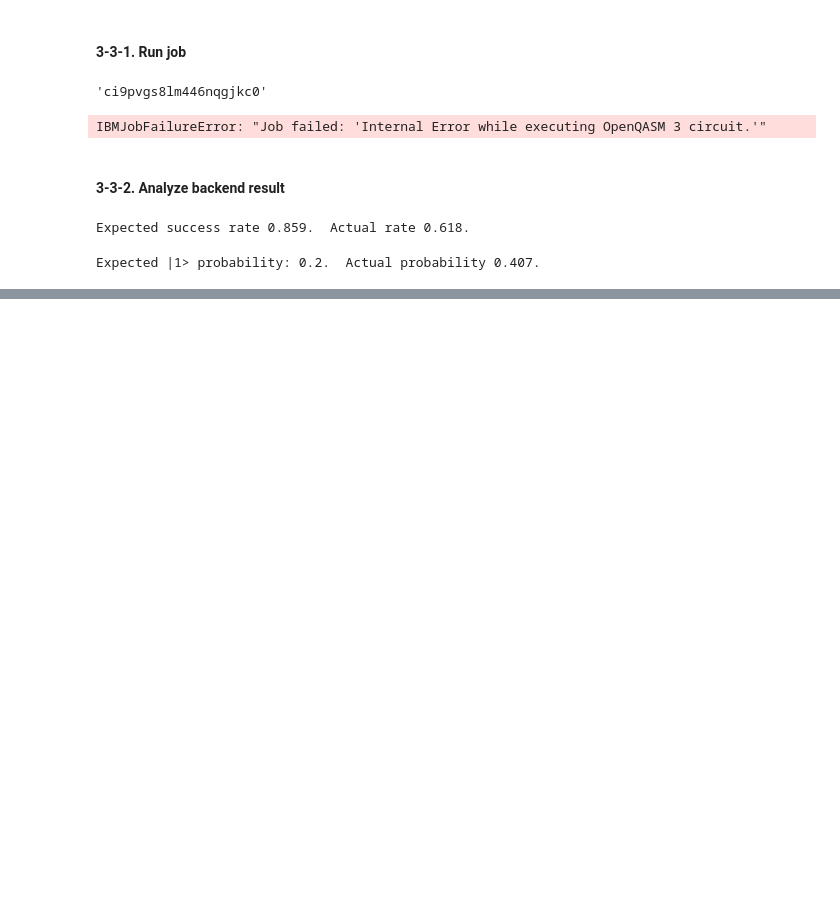
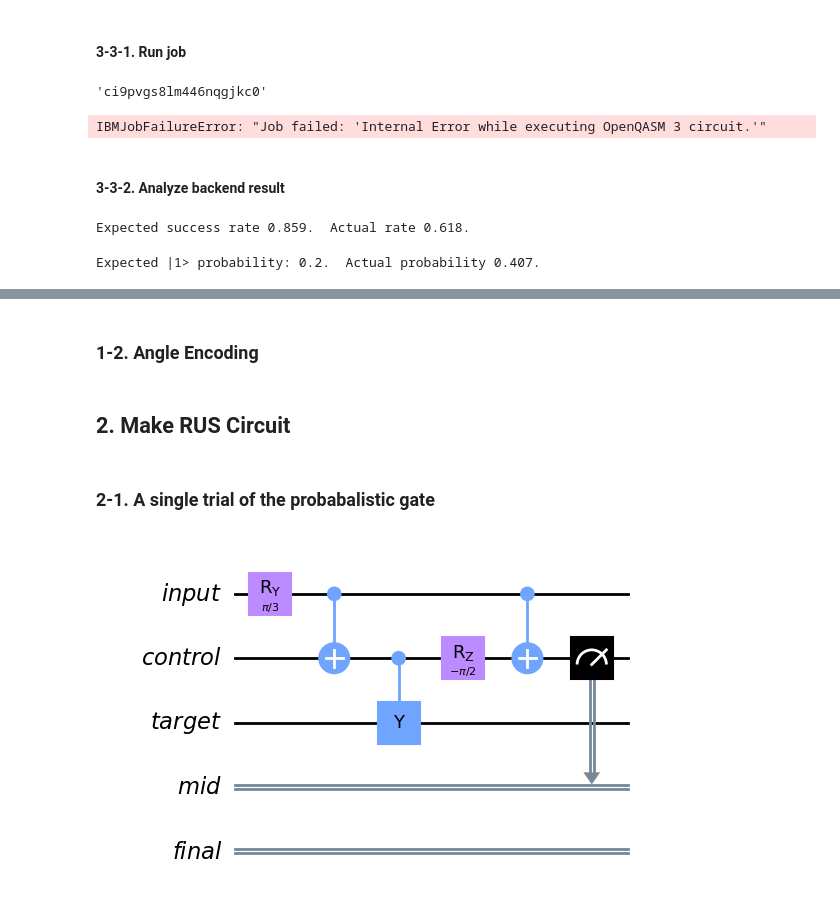
Before and after one commit to yunseo-kim/quantum-rnn, a Jupyter notebook: rus_circuit.ipynb, the cells around one changed output, grey strips where cells are left out. Saved outputs shown, nothing was run; the diff lists cells and outputs as text; code cells hidden in the pictures; blank space fills up the shorter version.

```diff
--- a/rus_circuit.ipynb
+++ b/rus_circuit.ipynb
@@ -198,0 +203,42 @@ Expected |1> probability: 0.2.  Actual probability 0.407.
+# %%
+from qiskit import QuantumCircuit, QuantumRegister, ClassicalRegister
+import numpy as np
+
+input = QuantumRegister(1, name="input")
+control = QuantumRegister(1, name="control")
+target = QuantumRegister(1, name="target")
+x = np.sqrt(0.5)
+mid_measure = ClassicalRegister(1, name="mid")
+final_measure = ClassicalRegister(1, name="final")
+
+base = QuantumCircuit(input, control, target, mid_measure, final_measure)
+# %% [markdown]
+### 1-2. Angle Encoding
+# %%
+def encode_angle(qc, input_data, qr, n_qubits):
+    # input_data /= np.max(np.abs(input_data),axis=0)
+    encoded_angle = np.arccos(input_data)
+    for i in range(n_qubits):
+        qc.ry(encoded_angle, qr[i])
+    return qc
+# %% [markdown]
+## 2. Make RUS Circuit
+# %% [markdown]
+### 2-1. A single trial of the probabalistic gate
+# %%
+def trial(circuit, input, target, control, measure):
+    """Probabilistically perform an Rx gate for an
+    angle that is an irrational multiple of pi."""
+    circuit.cnot(input, control)
+    circuit.cy(control, target)
+    circuit.rz(-np.pi/2, control)
+    circuit.cnot(input, control)
+    circuit.measure(control, measure)
+
+
+example = base.copy_empty_like()
+example = encode_angle(example, x, input, 1)
+trial(example, input, target, control, mid_measure)
+example.draw("mpl", cregbundle=False)
+# %% [output]
+[figure, added]
```
Also changed, not shown: parts of 16 cells of this notebook.
